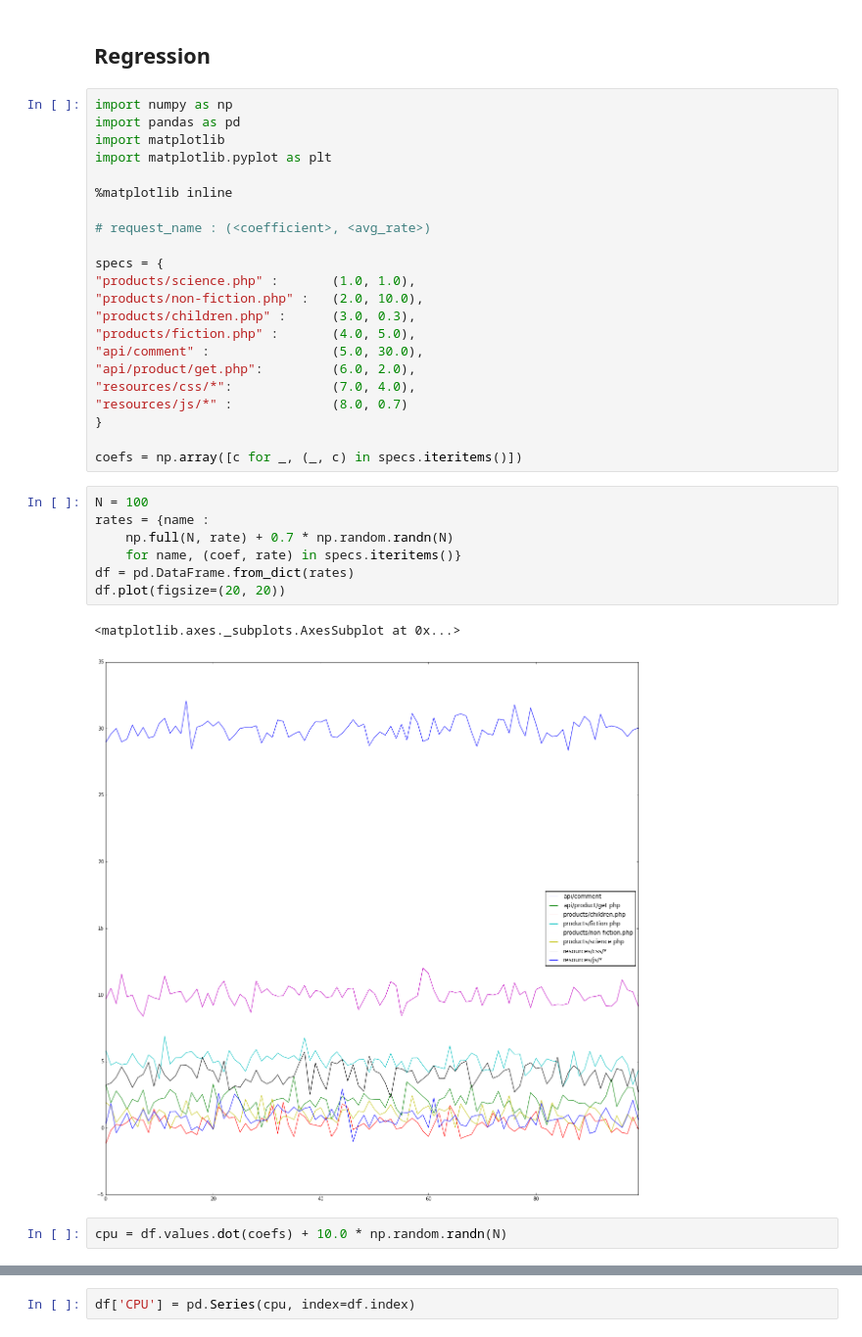
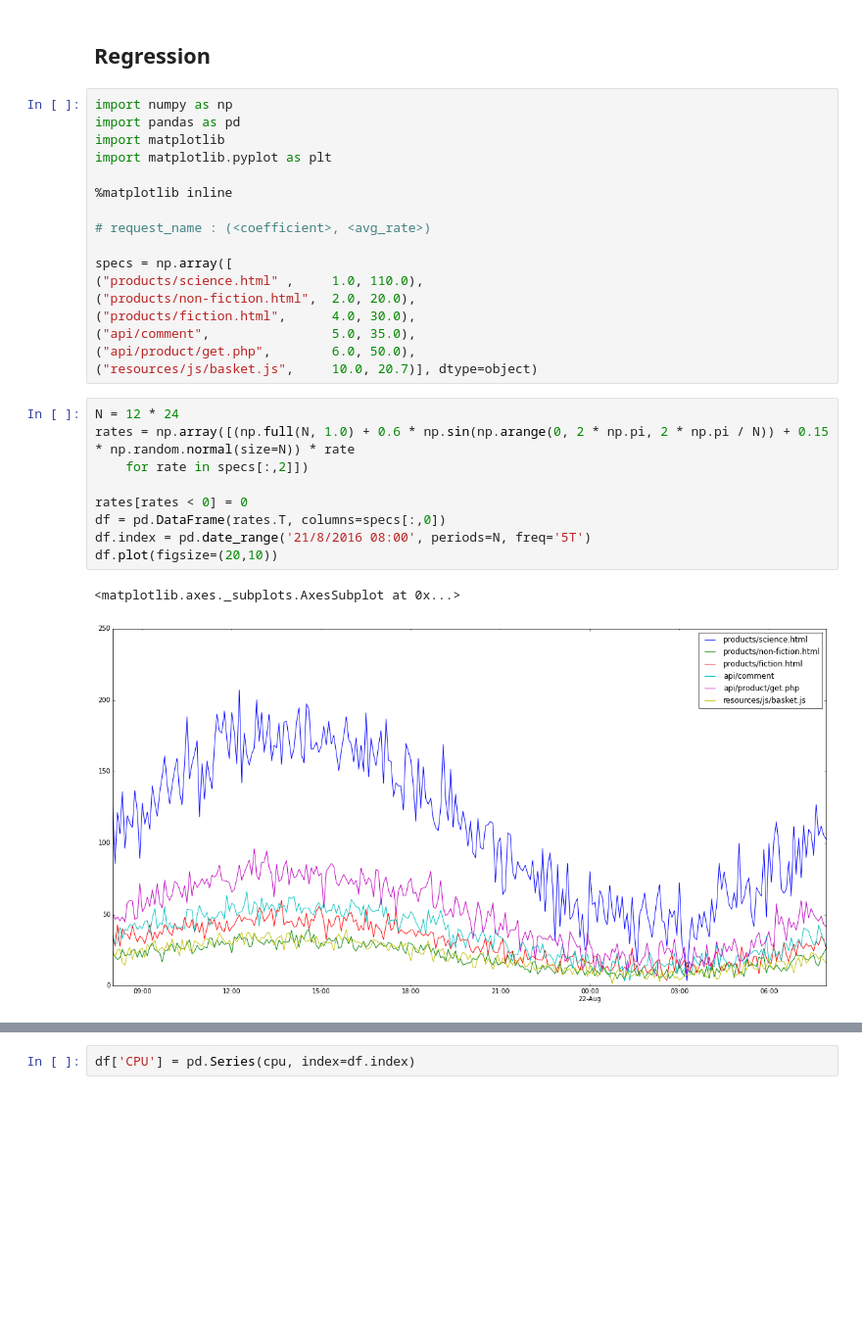
Before and after one commit to bartdevylder/bikecity-tutorial, a Jupyter notebook: Data generation.ipynb, the cells around one changed output, grey strips where cells are left out. Shown: that part at 98% size. Saved outputs shown, nothing was run; the diff lists cells and outputs as text; blank space fills up the shorter version.

```diff
--- a/Data generation.ipynb
+++ b/Data generation.ipynb
@@ -10,27 +10,22 @@ import matplotlib.pyplot as plt
 
 # request_name : (<coefficient>, <avg_rate>)
 
-specs = {
-"products/science.php" :       (1.0, 1.0),
-"products/non-fiction.php" :   (2.0, 10.0),
-"products/children.php" :      (3.0, 0.3),
-"products/fiction.php" :       (4.0, 5.0),
-"api/comment" :                (5.0, 30.0),
-"api/product/get.php":         (6.0, 2.0),
-"resources/css/*":             (7.0, 4.0),
-"resources/js/*" :             (8.0, 0.7)
-}
-
-coefs = np.array([c for _, (_, c) in specs.iteritems()])
+specs = np.array([
+("products/science.html" ,     1.0, 110.0),
+("products/non-fiction.html",  2.0, 20.0),
+("products/fiction.html",      4.0, 30.0),
+("api/comment",                5.0, 35.0),
+("api/product/get.php",        6.0, 50.0),
+("resources/js/basket.js",     10.0, 20.7)], dtype=object)
-# %%
-N = 100
-rates = {name :
-    np.full(N, rate) + 0.7 * np.random.randn(N)
-    for name, (coef, rate) in specs.iteritems()}
-df = pd.DataFrame.from_dict(rates)
-df.plot(figsize=(20, 20))
-# %% [output]
-<matplotlib.axes._subplots.AxesSubplot at 0x...>
-[figure, removed]
-# %%
-cpu = df.values.dot(coefs) + 10.0 * np.random.randn(N)
+# %%
+N = 12 * 24
+rates = np.array([(np.full(N, 1.0) + 0.6 * np.sin(np.arange(0, 2 * np.pi, 2 * np.pi / N)) + 0.15 * np.random.normal(size=N)) * rate
+    for rate in specs[:,2]])
+
+rates[rates < 0] = 0
+df = pd.DataFrame(rates.T, columns=specs[:,0])
+df.index = pd.date_range('21/8/2016 08:00', periods=N, freq='5T')
+df.plot(figsize=(20,10))
+# %% [output]
+<matplotlib.axes._subplots.AxesSubplot at 0x...>
+[figure, added]
```
Also changed, not shown: parts of 2 cells of this notebook, 3 other files.
